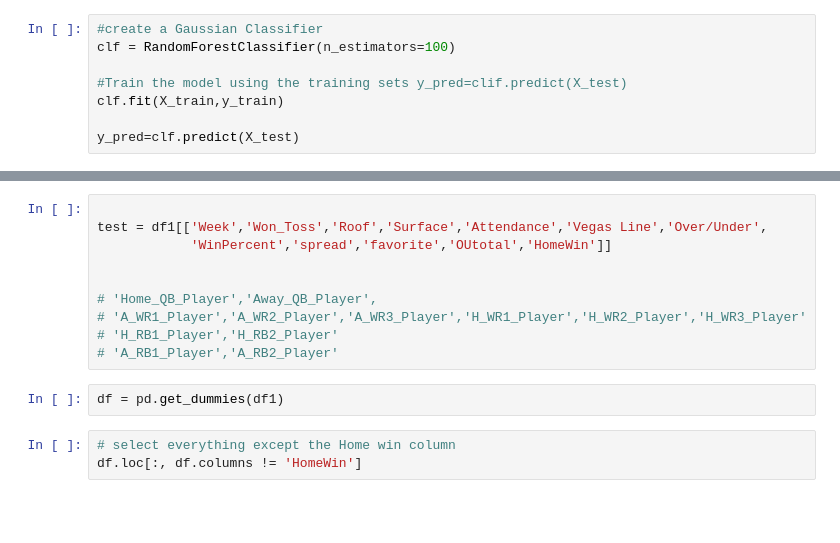
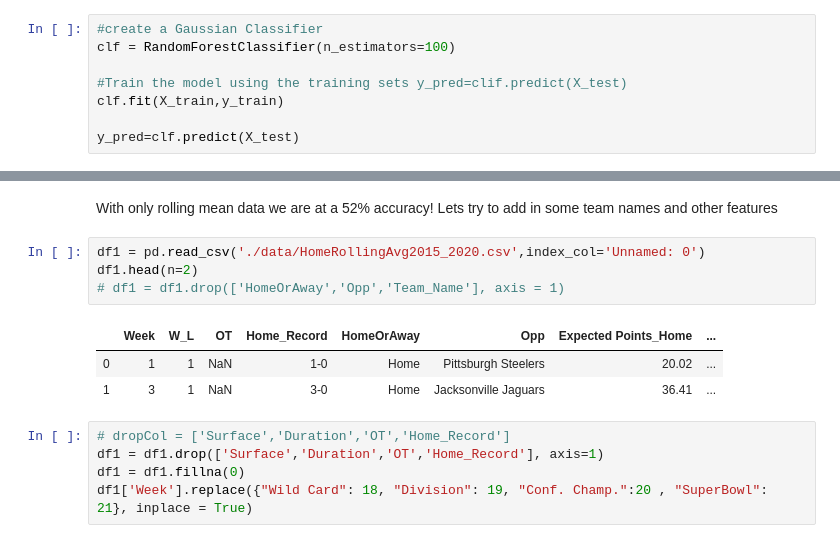
Before and after one commit to jmurray305/Swami, a Jupyter notebook: Models.ipynb, the cells around one changed output, grey strips where cells are left out. Drawn from its saved outputs; the diff is of its cells as text; blank space fills up the shorter version.

```diff
--- a/Models.ipynb
+++ b/Models.ipynb
@@ -105,15 +105,15 @@ Name: Surface, dtype: int64
-# %%
-
-test = df1[['Week','Won_Toss','Roof','Surface','Attendance','Vegas Line','Over/Under',
-            'WinPercent','spread','favorite','OUtotal','HomeWin']]
-
-
-# 'Home_QB_Player','Away_QB_Player',
-# 'A_WR1_Player','A_WR2_Player','A_WR3_Player','H_WR1_Player','H_WR2_Player','H_WR3_Player'
-# 'H_RB1_Player','H_RB2_Player'
-# 'A_RB1_Player','A_RB2_Player'
-# %%
-df = pd.get_dummies(df1)
-# %%
-# select everything except the Home win column
-df.loc[:, df.columns != 'HomeWin']
+# %% [markdown]
+With only rolling mean data we are at a 52% accuracy! Lets try to add in some team names and other features
+# %%
+df1 = pd.read_csv('./data/HomeRollingAvg2015_2020.csv',index_col='Unnamed: 0')
+df1.head(n=2)
+# df1 = df1.drop(['HomeOrAway','Opp','Team_Name'], axis = 1)
+# %% [output]
+|  | Week | W_L | OT | Home_Record | HomeOrAway | Opp | Expected Points_Home | ... |
+| 0 | 1 | 1 | NaN | 1-0 | Home | Pittsburgh Steelers | 20.02 | ... |
+| 1 | 3 | 1 | NaN | 3-0 | Home | Jacksonville Jaguars | 36.41 | ... |
+# %%
+# dropCol = ['Surface','Duration','OT','Home_Record']
+df1 = df1.drop(['Surface','Duration','OT','Home_Record'], axis=1)
+df1 = df1.fillna(0)
+df1['Week'].replace({"Wild Card": 18, "Division": 19, "Conf. Champ.":20 , "SuperBowl": 21}, inplace = True)
```
Also changed, not shown: parts of 19 cells of this notebook, 1 other file.
